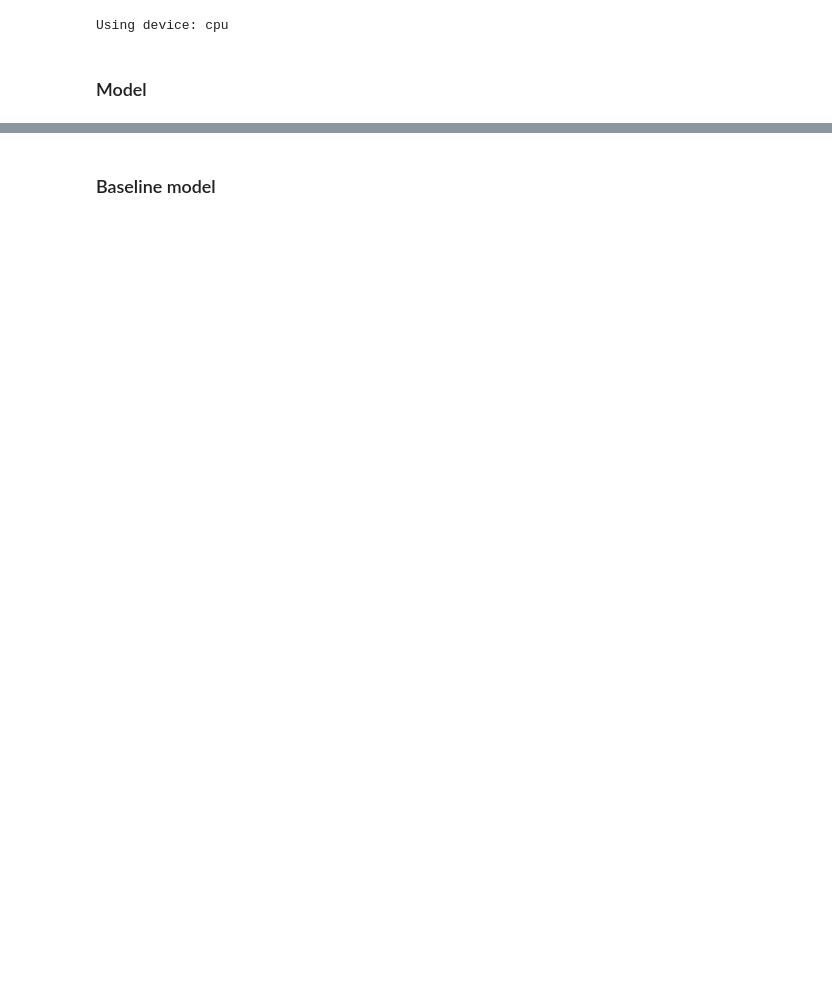
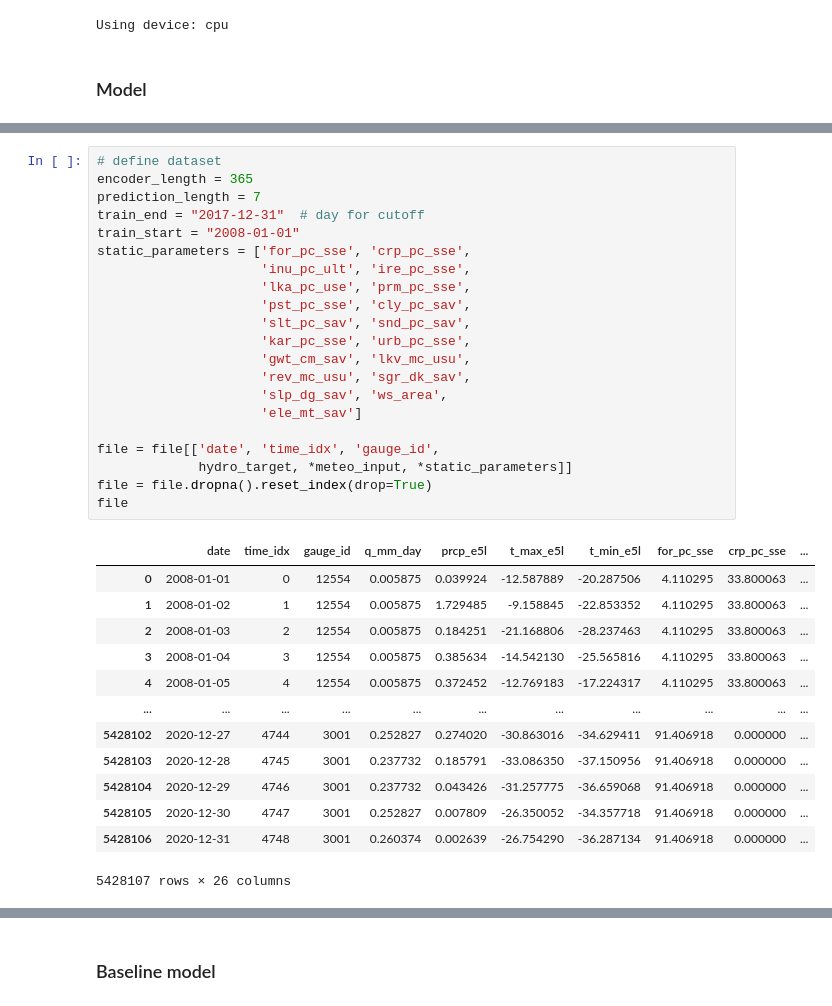
Before and after one commit to dmbrmv/my_dissertation, a Jupyter notebook: forecast/model_launch.ipynb, the cells around one changed output, grey strips where cells are left out. Cells and saved outputs as stored; diff of their text form; blank space fills up the shorter version.

```diff
--- a/forecast/model_launch.ipynb
+++ b/forecast/model_launch.ipynb
@@ -115,0 +108,35 @@ file
+# %%
+# define dataset
+encoder_length = 365
+prediction_length = 7
+train_end = "2017-12-31"  # day for cutoff
+train_start = "2008-01-01"
+static_parameters = ['for_pc_sse', 'crp_pc_sse',
+                     'inu_pc_ult', 'ire_pc_sse',
+                     'lka_pc_use', 'prm_pc_sse',
+                     'pst_pc_sse', 'cly_pc_sav',
+                     'slt_pc_sav', 'snd_pc_sav',
+                     'kar_pc_sse', 'urb_pc_sse',
+                     'gwt_cm_sav', 'lkv_mc_usu',
+                     'rev_mc_usu', 'sgr_dk_sav',
+                     'slp_dg_sav', 'ws_area',
+                     'ele_mt_sav']
+
+file = file[['date', 'time_idx', 'gauge_id',
+             hydro_target, *meteo_input, *static_parameters]]
+file = file.dropna().reset_index(drop=True)
+file
+# %% [output]
+|  | date | time_idx | gauge_id | q_mm_day | prcp_e5l | t_max_e5l | t_min_e5l | for_pc_sse | crp_pc_sse | ... |
+| 0 | 2008-01-01 | 0 | 12554 | 0.005875 | 0.039924 | -12.587889 | -20.287506 | 4.110295 | 33.800063 | ... |
+| 1 | 2008-01-02 | 1 | 12554 | 0.005875 | 1.729485 | -9.158845 | -22.853352 | 4.110295 | 33.800063 | ... |
+| 2 | 2008-01-03 | 2 | 12554 | 0.005875 | 0.184251 | -21.168806 | -28.237463 | 4.110295 | 33.800063 | ... |
+| 3 | 2008-01-04 | 3 | 12554 | 0.005875 | 0.385634 | -14.542130 | -25.565816 | 4.110295 | 33.800063 | ... |
+| 4 | 2008-01-05 | 4 | 12554 | 0.005875 | 0.372452 | -12.769183 | -17.224317 | 4.110295 | 33.800063 | ... |
+| ... | ... | ... | ... | ... | ... | ... | ... | ... | ... | ... |
+| 5428102 | 2020-12-27 | 4744 | 3001 | 0.252827 | 0.274020 | -30.863016 | -34.629411 | 91.406918 | 0.000000 | ... |
+| 5428103 | 2020-12-28 | 4745 | 3001 | 0.237732 | 0.185791 | -33.086350 | -37.150956 | 91.406918 | 0.000000 | ... |
+| 5428104 | 2020-12-29 | 4746 | 3001 | 0.237732 | 0.043426 | -31.257775 | -36.659068 | 91.406918 | 0.000000 | ... |
+| 5428105 | 2020-12-30 | 4747 | 3001 | 0.252827 | 0.007809 | -26.350052 | -34.357718 | 91.406918 | 0.000000 | ... |
+| 5428106 | 2020-12-31 | 4748 | 3001 | 0.260374 | 0.002639 | -26.754290 | -36.287134 | 91.406918 | 0.000000 | ... |
+5428107 rows × 26 columns
```
Also changed, not shown: parts of 13 cells of this notebook.
